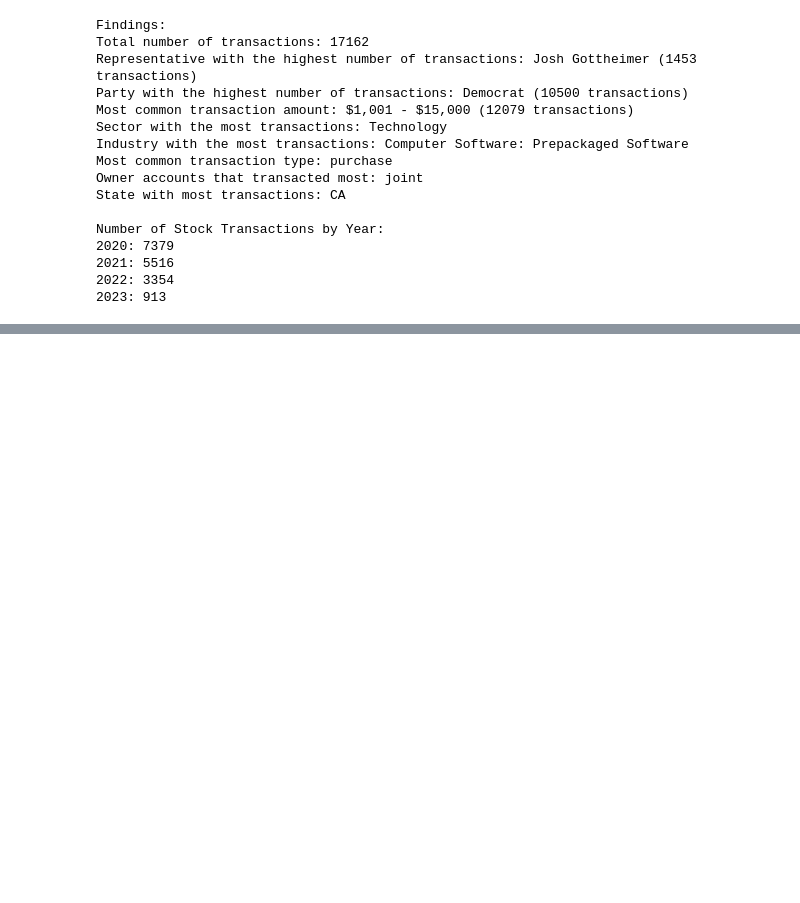
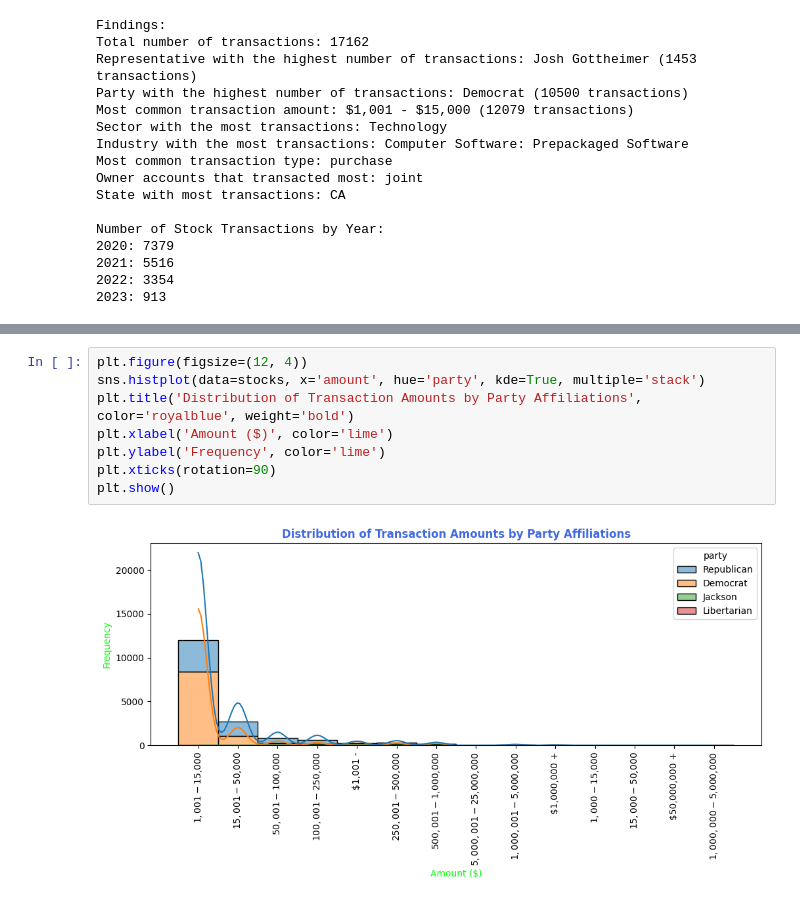
Before and after one commit to tobuya/exploratory-data-analysis, a Jupyter notebook: stocks/stocks.ipynb, the cells around one changed output, grey strips where cells are left out. Saved outputs shown, nothing was run; the diff lists cells and outputs as text; blank space fills up the shorter version.

```diff
--- a/stocks/stocks.ipynb
+++ b/stocks/stocks.ipynb
@@ -161,0 +190,10 @@ Number of Stock Transactions by Year:
+# %%
+plt.figure(figsize=(12, 4))
+sns.histplot(data=stocks, x='amount', hue='party', kde=True, multiple='stack')
+plt.title('Distribution of Transaction Amounts by Party Affiliations', color='royalblue', weight='bold')
+plt.xlabel('Amount ($)', color='lime')
+plt.ylabel('Frequency', color='lime')
+plt.xticks(rotation=90)
+plt.show()
+# %% [output]
+[figure, added]
```
Also changed, not shown: parts of 11 cells of this notebook.
